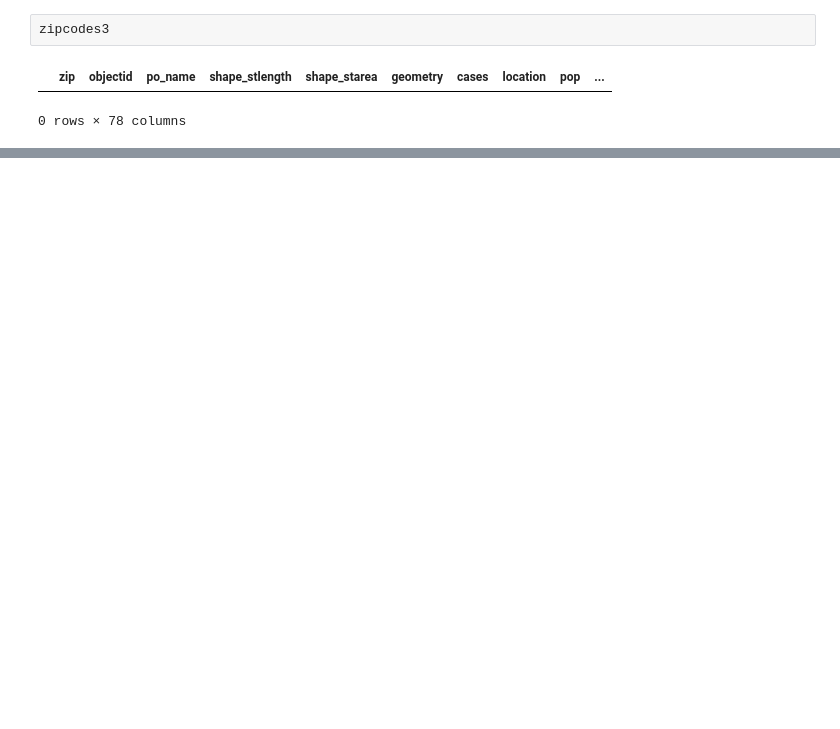
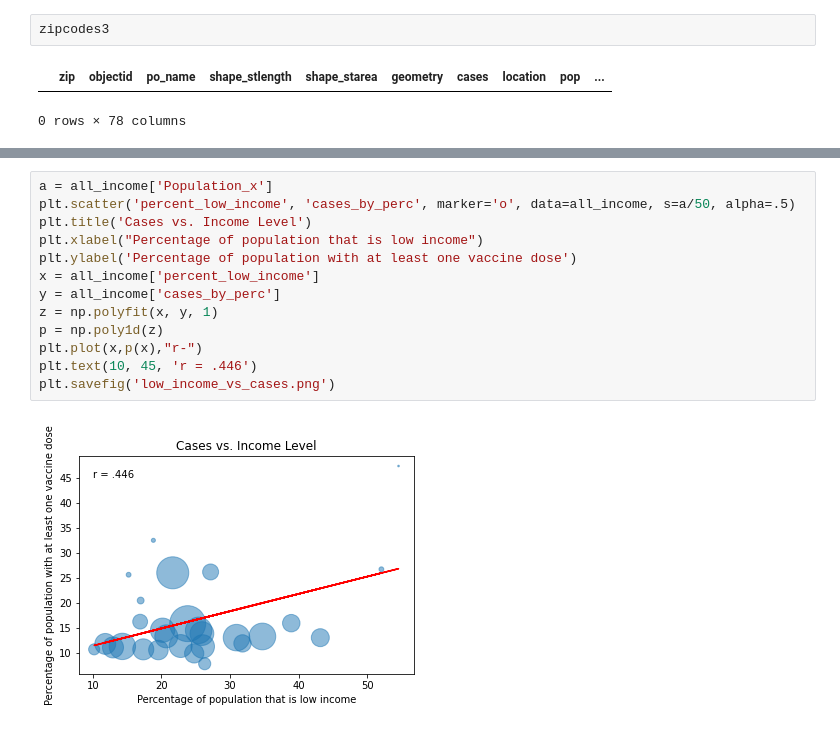
Before and after one commit to ryanhilber93/nash-covid-cases-vaccines-hot_chickens, a Jupyter notebook: hilber_notebook.ipynb, the cells around one changed output, grey strips where cells are left out. Drawn from its saved outputs; the diff is of its cells as text; blank space fills up the shorter version.

```diff
--- a/hilber_notebook.ipynb
+++ b/hilber_notebook.ipynb
@@ -669,0 +845,15 @@ zipcodes3
+# %%
+a = all_income['Population_x']
+plt.scatter('percent_low_income', 'cases_by_perc', marker='o', data=all_income, s=a/50, alpha=.5)
+plt.title('Cases vs. Income Level')
+plt.xlabel("Percentage of population that is low income")
+plt.ylabel('Percentage of population with at least one vaccine dose')
+x = all_income['percent_low_income']
+y = all_income['cases_by_perc']
+z = np.polyfit(x, y, 1)
+p = np.poly1d(z)
+plt.plot(x,p(x),"r-")
+plt.text(10, 45, 'r = .446')
+plt.savefig('low_income_vs_cases.png')
+# %% [output]
+[figure, added]
```
Also changed, not shown: parts of 19 cells of this notebook, 6 other files.
